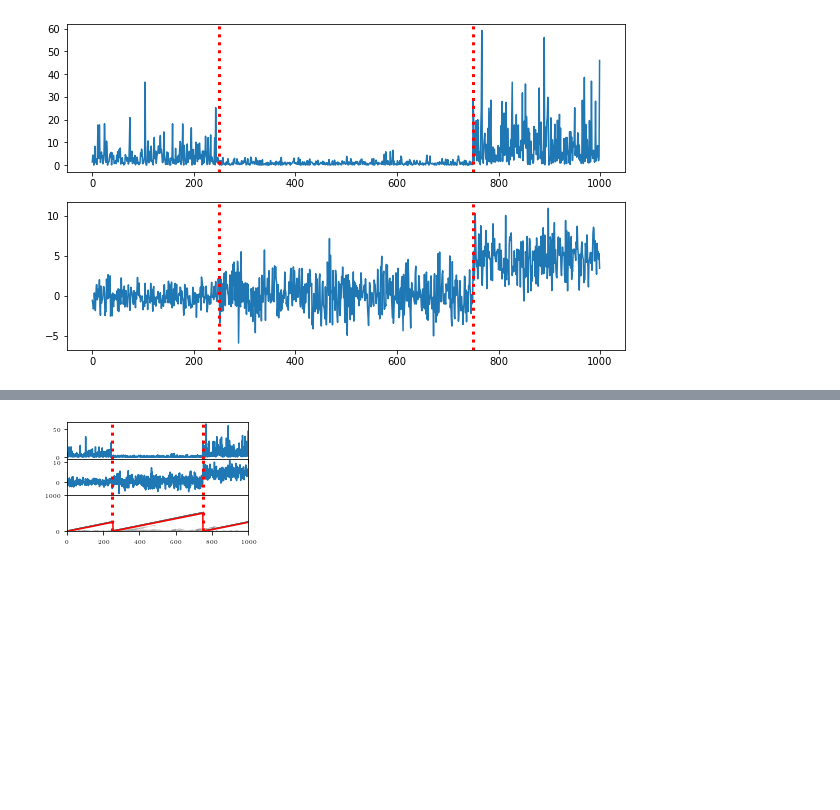
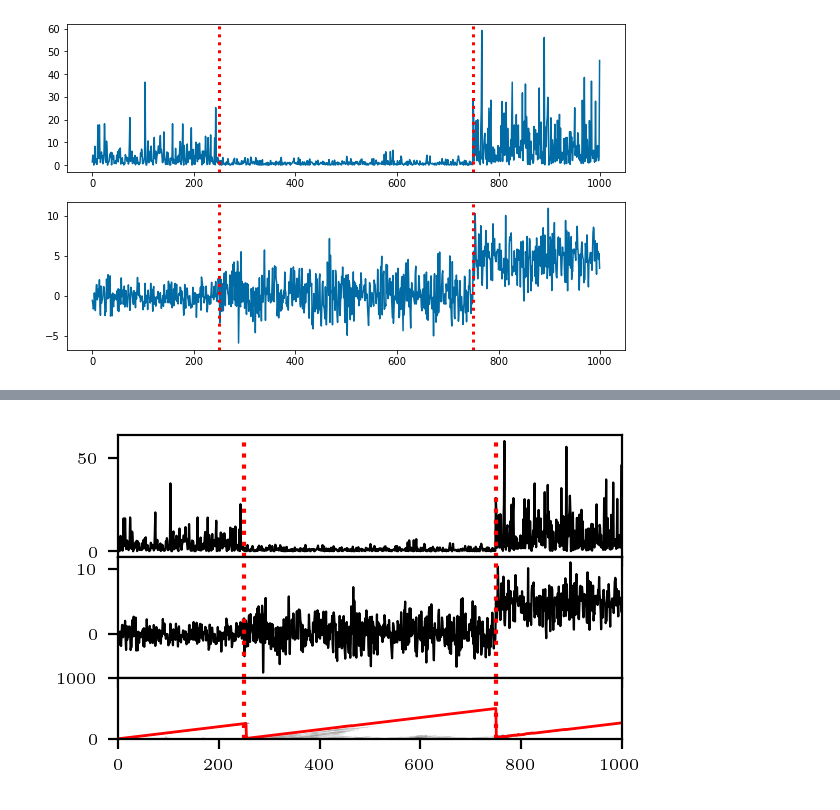
Before and after one commit to maltamiranomontero/DSM-bocd, a Jupyter notebook: notebooks/synthetic.ipynb, the cells around one changed output, grey strips where cells are left out. Saved outputs shown, nothing was run; the diff lists cells and outputs as text; code cells hidden in the pictures; blank space fills up the shorter version.

```diff
--- a/notebooks/synthetic.ipynb
+++ b/notebooks/synthetic.ipynb
@@ -9,6 +9,8 @@ import numpy as np
 import matplotlib.pyplot as plt
 from matplotlib.colors import LogNorm
 from tueplots import bundles, figsizes
+import matplotlib.style as style
+style.use('tableau-colorblind10')
 
 from bocpd import bocpd
 from hazard import ConstantHazard
@@ -55,11 +57,11 @@ def m(x):
     return m
 
 def grad_m(x):
-    m1 = np.eye(2)
+    m1 = np.zeros((2,2))
     m1[0,0] = 1
-    m1[1,1] = -x[1]/((1+x[1]**2)**(3/2))
-    m2 = np.zeros((1,2,2))
-    return np.concatenate((np.asarray([m1]),m2),axis=0)
+    m2 = np.zeros((2,2))
+    m2[1,1] = -x[1]/((1+x[1]**2)**(3/2))
+    return np.concatenate((np.asarray([m1]),np.asarray([m2])),axis=0)
 
 def grad_t(x):
     grad_t1 = np.zeros((1,3))
@@ -119,22 +121,22 @@ Wall time: 2min 40s
 FILE_NAME = 'Synthetic_full.pdf'
 with plt.rc_context(bundles.icml2022(column='full')):
 
-    fig, ax = plt.subplots(3, 1, sharex = True)
+    fig, ax = plt.subplots(3, 1, sharex = True, dpi = 200, gridspec_kw={'height_ratios': [2,2,1]})
     ax[0].set_xlim([0, T])
-    ax[0].plot(range(0, 1000),data[:,0])
+    ax[0].plot(range(0, 1000),data[:,0],color='black',lw=0.8)
 
     ax[1].set_xlim([0, T])
-    ax[1].plot(range(0, 1000),data[:,1])
+    ax[1].plot(range(0, 1000),data[:,1],color='black',lw=0.8)
 
     ax[2].set_xlim([0, T])
     ax[2].imshow(np.rot90(R), aspect='auto', cmap='gray_r',
                    norm=LogNorm(vmin=0.0001, vmax=1), extent=[0,T,0,T])
-    ax[2].plot(np.argmax(R,axis=1), c='r')
+    ax[2].plot(np.argmax(R,axis=1), c='r',lw=1)
 
     for cp in cps:
-        ax[0].axvline(cp, c='red', ls='dotted', lw=3)
-        ax[1].axvline(cp, c='red', ls='dotted', lw=3)
-        ax[2].axvline(cp, c='red', ls='dotted', lw=3)
+        ax[0].axvline(cp, c='red', ls='dotted', lw=1.5)
+        ax[1].axvline(cp, c='red', ls='dotted', lw=1.5)
+        ax[2].axvline(cp, c='red', ls='dotted', lw=1.5)
     fig.subplots_adjust(hspace=0)
     fig.savefig(os.path.join(RESULT_PATH, FILE_NAME), format="pdf", bbox_inches= "tight")
 # %% [output]
@@ -142,24 +144,24 @@ with plt.rc_context(bundles.icml2022(column='full')):
 # %%
 FILE_NAME = 'Synthetic_col.pdf'
 with plt.rc_context(bundles.icml2022()):
 
-    fig, ax = plt.subplots(3, 1, sharex = True)
+    fig, ax = plt.subplots(3, 1, sharex = True, dpi = 200, gridspec_kw={'height_ratios': [2,2,1]})
     ax[0].set_xlim([0, T])
-    ax[0].plot(range(0, 1000),data[:,0])
+    ax[0].plot(range(0, 1000),data[:,0],color='black',lw=0.8)
 
     ax[1].set_xlim([0, T])
-    ax[1].plot(range(0, 1000),data[:,1])
+    ax[1].plot(range(0, 1000),data[:,1],color='black',lw=0.8)
 
     ax[2].set_xlim([0, T])
     ax[2].imshow(np.rot90(R), aspect='auto', cmap='gray_r',
                    norm=LogNorm(vmin=0.0001, vmax=1), extent=[0,T,0,T])
-    ax[2].plot(np.argmax(R,axis=1), c='r')
+    ax[2].plot(np.argmax(R,axis=1), c='r',lw=1)
 
     for cp in cps:
-        ax[0].axvline(cp, c='red', ls='dotted', lw=3)
-        ax[1].axvline(cp, c='red', ls='dotted', lw=3)
-        ax[2].axvline(cp, c='red', ls='dotted', lw=3)
+        ax[0].axvline(cp, c='red', ls='dotted', lw=1.5)
+        ax[1].axvline(cp, c='red', ls='dotted', lw=1.5)
+        ax[2].axvline(cp, c='red', ls='dotted', lw=1.5)
     fig.subplots_adjust(hspace=0)
     fig.savefig(os.path.join(RESULT_PATH, FILE_NAME), format="pdf", bbox_inches= "tight")
 # %% [output]
-[figure, old version]
+[figure, new version]
```
Also changed, not shown: parts of 2 cells of this notebook, 17 other files.
